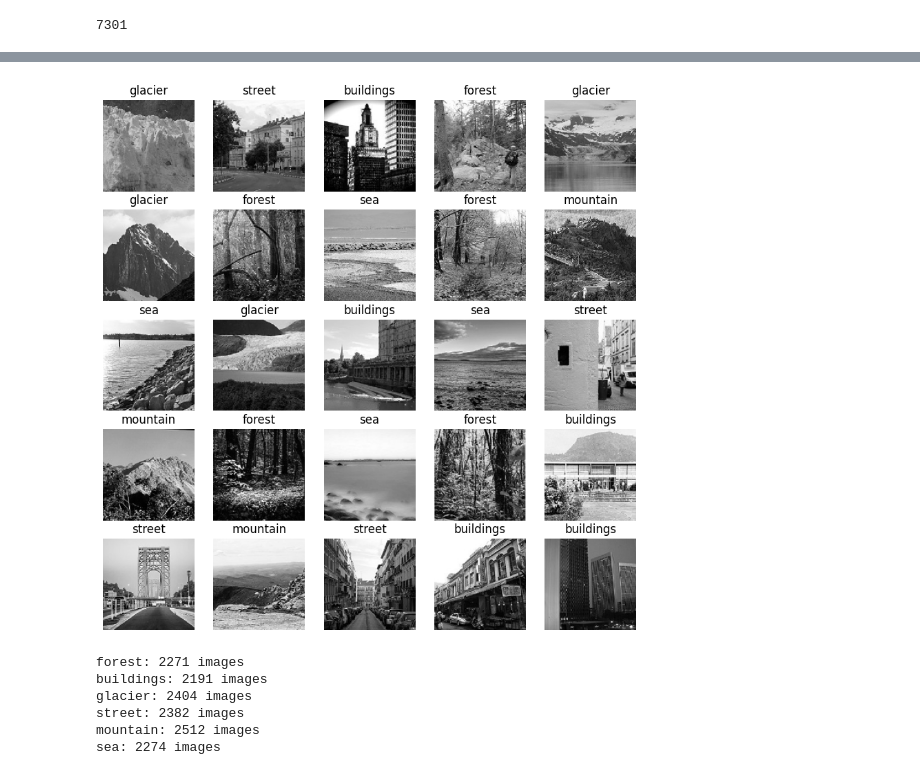
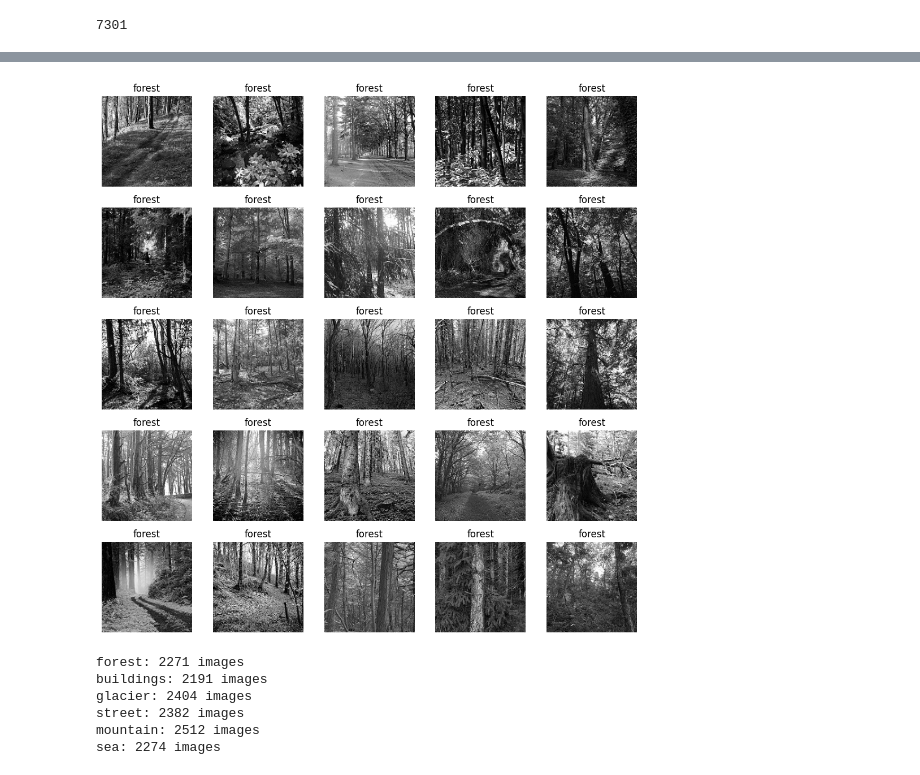
Before and after one commit to socheadev/mite-dlat-final, a Jupyter notebook: main.ipynb, the cells around one changed output, grey strips where cells are left out. Drawn from its saved outputs; the diff is of its cells as text; code cells hidden in the pictures.

```diff
--- a/main.ipynb
+++ b/main.ipynb
@@ -93,11 +147,20 @@ len(images_paths)
 # %%
-images, labels = next(train_ds)
-
 plt.figure(figsize=(10, 10))
 for i in range(25):
+    if i >= len(df_train_files):
+        break
+
+    file_name = df_train_files.loc[i, "file"]
+    label = df_train_files.loc[i, "label"]
+
+    image_path = f"{train_path}/{label}/{file_name}"
+
     ax = plt.subplot(5, 5, i + 1)
-    plt.imshow(images[i].astype("uint8"), cmap="gray")
-    class_index = np.argmax(labels[i])
-    plt.title(class_names[class_index])
-    plt.axis('off')
+    image = cv2.imread(image_path, cv2.IMREAD_GRAYSCALE)
+    plt.imshow(image, cmap="gray")
+    plt.title(label)
+    plt.axis("off")
+
+plt.tight_layout()
+plt.show()
 # %% [output]
@@ -105,15 +168,24 @@ for i in range(25):
 # %%
-images, labels = next(test_ds)
-
 plt.figure(figsize=(10, 10))
 for i in range(25):
+    if i >= len(df_train_files):
+        break
+
+    file_name = df_test_files.loc[i, "file"]
+    label = df_test_files.loc[i, "label"]
+
+    image_path = f"{test_path}/{label}/{file_name}"
+
     ax = plt.subplot(5, 5, i + 1)
-    plt.imshow(images[i].astype("uint8"), cmap="gray")
-    class_index = np.argmax(labels[i])
-    plt.title(class_names[class_index])
-    plt.axis('off')
+    image = cv2.imread(image_path, cv2.IMREAD_GRAYSCALE)
+    plt.imshow(image, cmap="gray")
+    plt.title(label)
+    plt.axis("off")
+
+plt.tight_layout()
+plt.show()
 # %% [output]
-[figure, old version]
+[figure, new version]
 # %%
 class_counts = {}
 for class_name in os.listdir(train_path):
```
Also changed, not shown: parts of 22 cells of this notebook, 5 other files.
